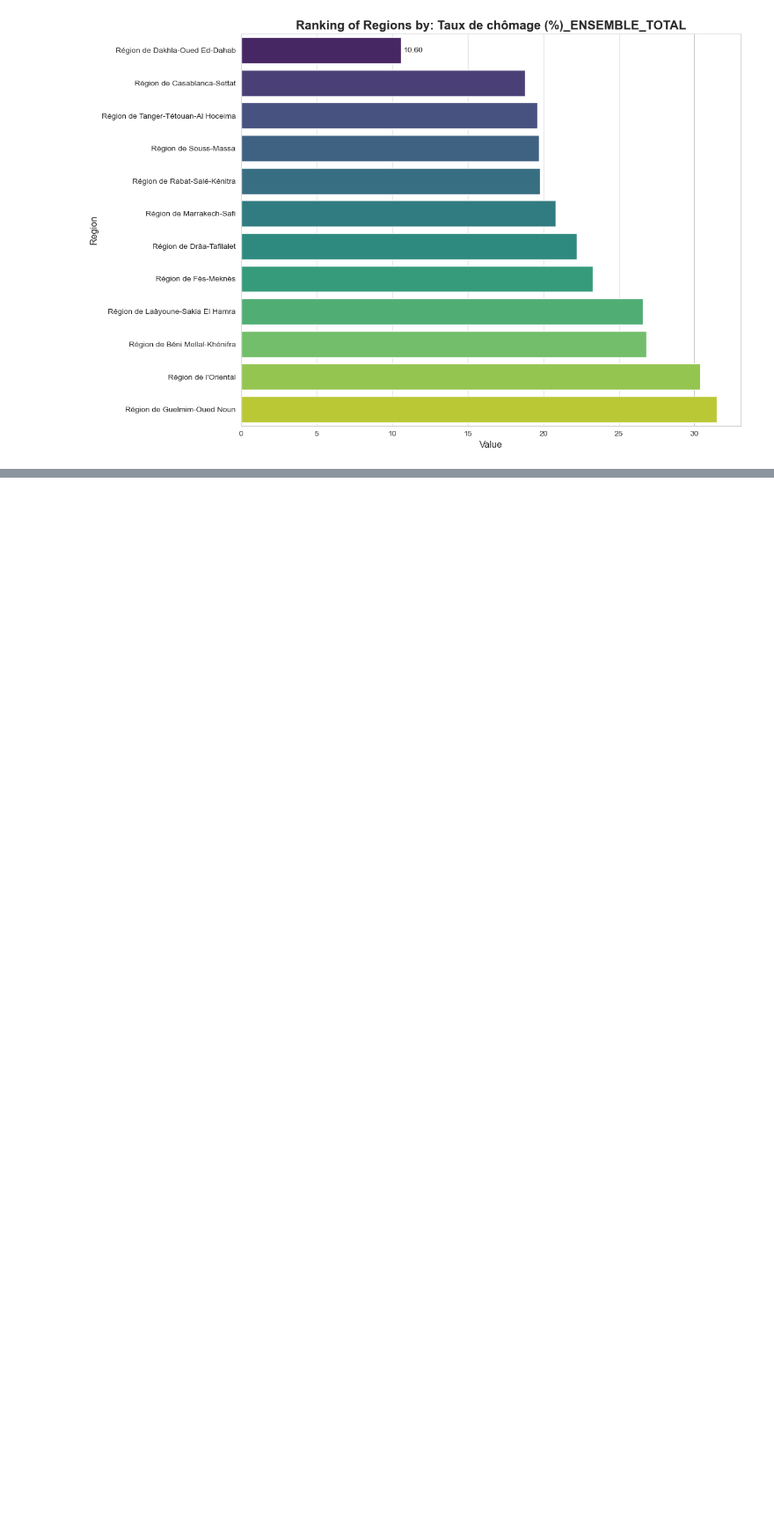
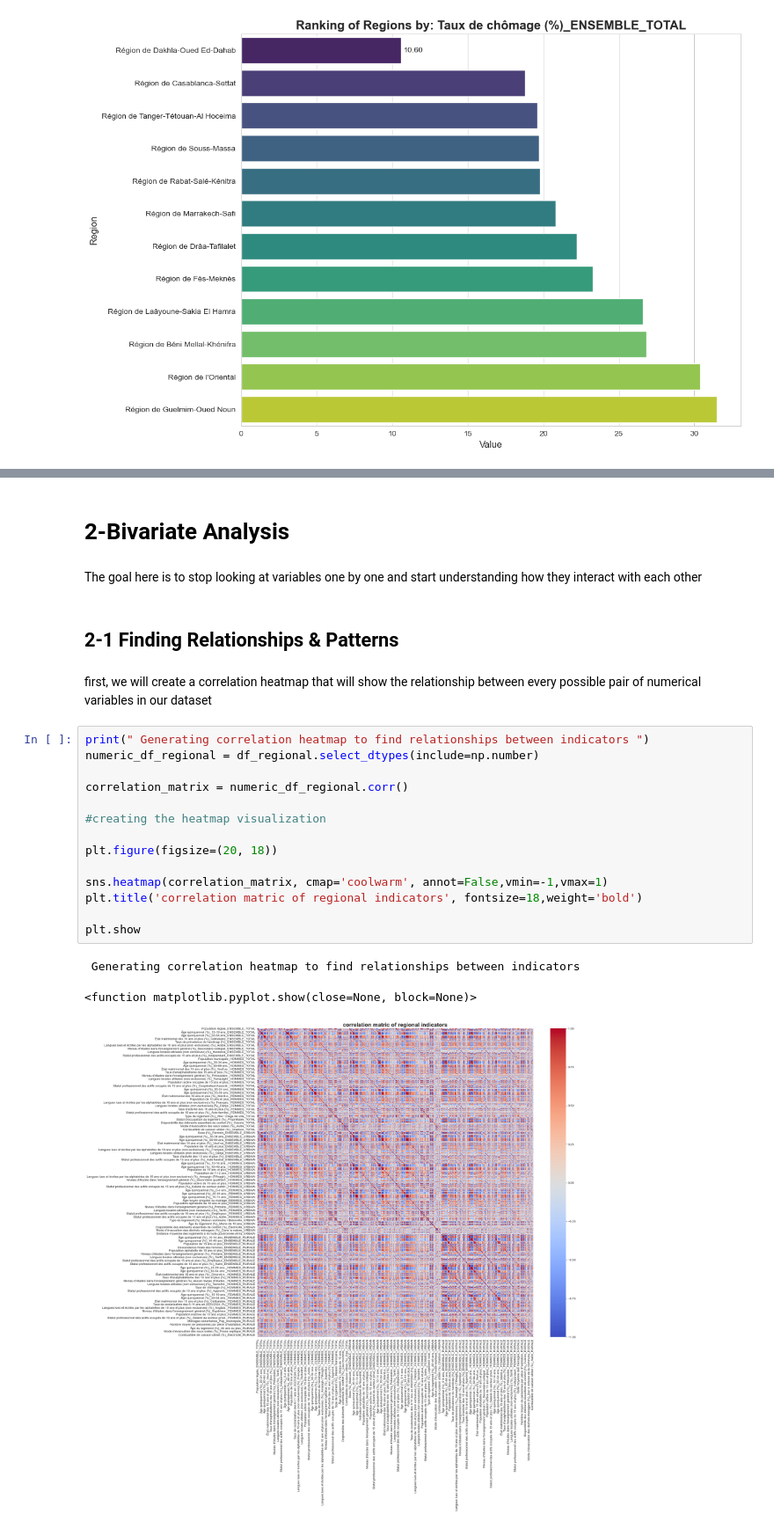
Before and after one commit to fadwaelaazaouzi/Developing_an_intelligent_territorial_scoring_system_using_machine_learning, a Jupyter notebook: notebooks/02-eda-regional.ipynb, the cells around one changed output, grey strips where cells are left out. Shown at 88% size. Saved outputs shown, nothing was run; the diff lists cells and outputs as text; blank space fills up the shorter version.

Commit message:
starting bivariate analysis

```diff
--- a/notebooks/02-eda-regional.ipynb
+++ b/notebooks/02-eda-regional.ipynb
@@ -138,0 +148,26 @@ for indicator in key_indicators:
+# %% [markdown]
+# 2-Bivariate Analysis
+# %% [markdown]
+The goal here is to stop looking at variables one by one and start understanding how they interact with each other
+# %% [markdown]
+## 2-1 Finding Relationships & Patterns
+# %% [markdown]
+first, we will create a correlation heatmap that will show the relationship between every possible pair of numerical variables in our dataset
+# %%
+print(" Generating correlation heatmap to find relationships between indicators ")
+numeric_df_regional = df_regional.select_dtypes(include=np.number)
+
+correlation_matrix = numeric_df_regional.corr()
+
+#creating the heatmap visualization
+
+plt.figure(figsize=(20, 18))
+
+sns.heatmap(correlation_matrix, cmap='coolwarm', annot=False,vmin=-1,vmax=1)
+plt.title('correlation matric of regional indicators', fontsize=18,weight='bold')
+
+plt.show
+# %% [output]
+ Generating correlation heatmap to find relationships between indicators
+<function matplotlib.pyplot.show(close=None, block=None)>
+[figure, added]
```
Also changed, not shown: parts of 1 cell of this notebook, 1 other file.
